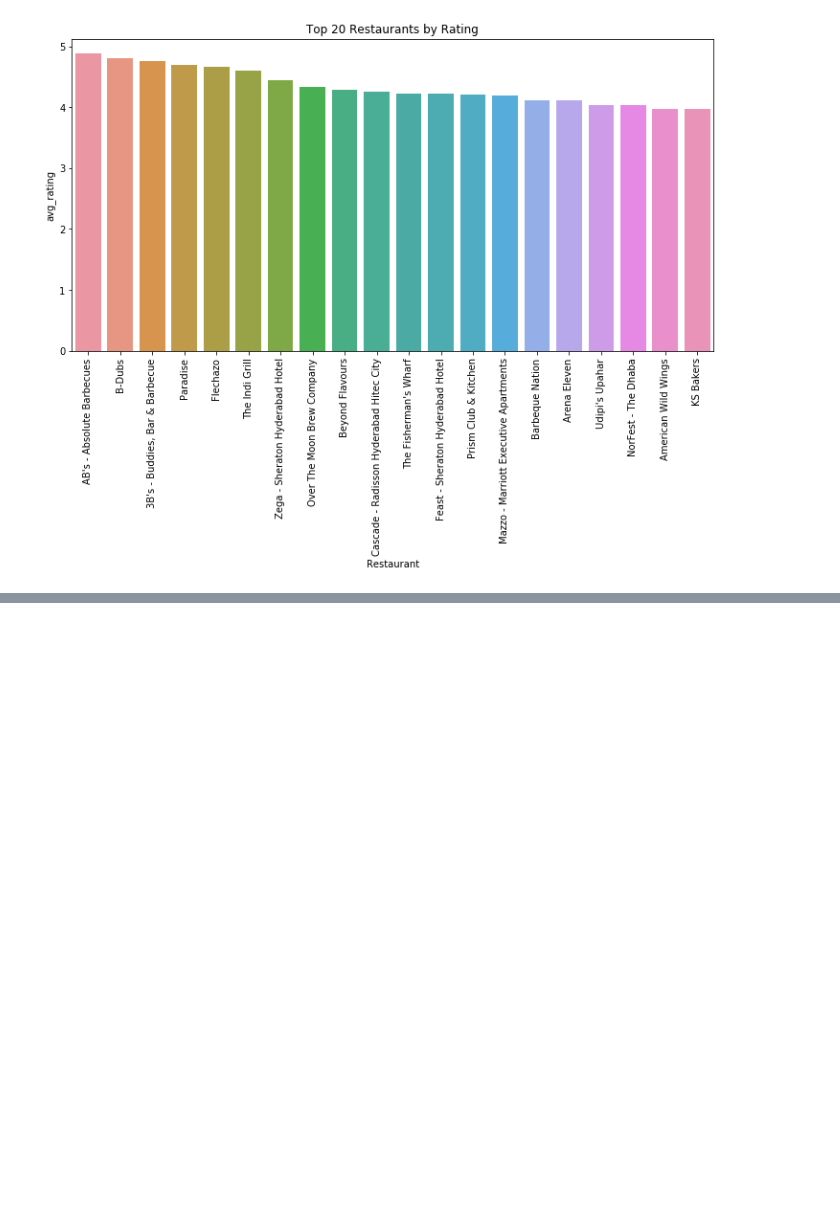
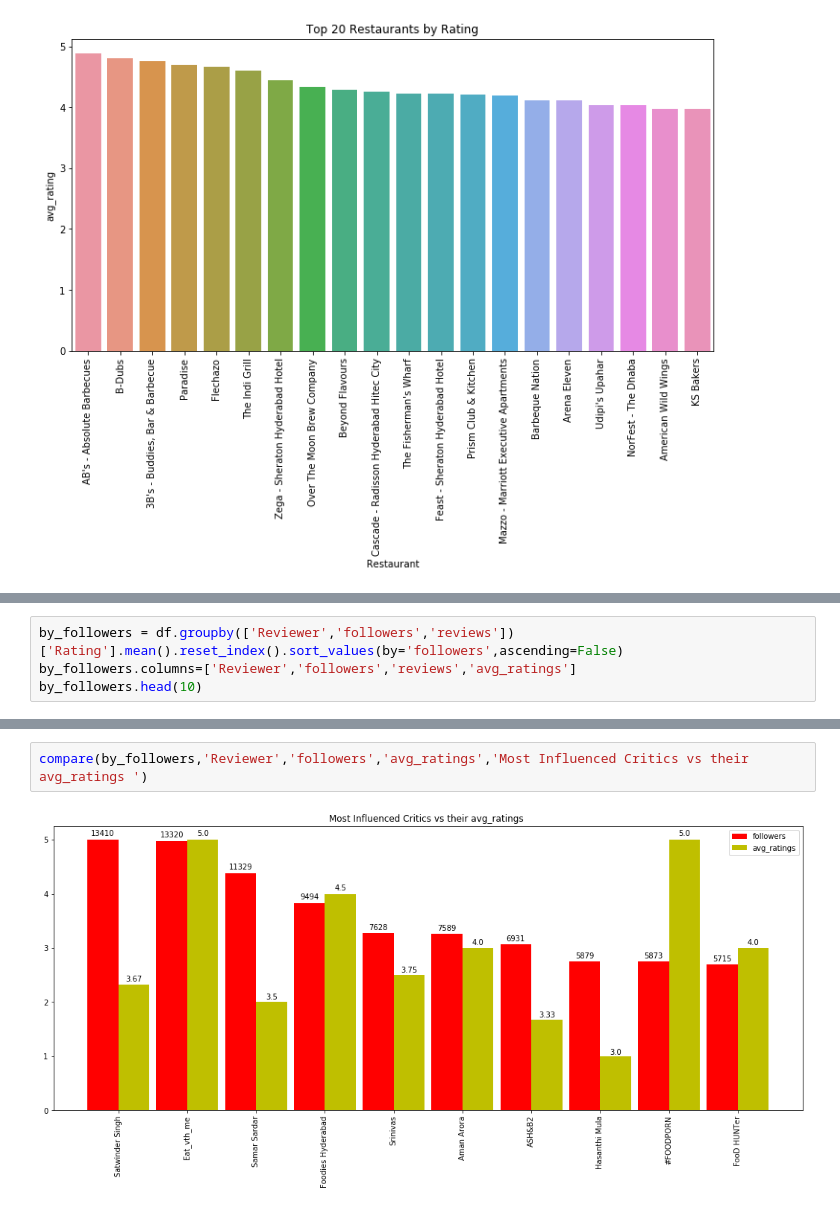
Before and after one commit to bhanuprakash-7/zomato-reviews-clustering-sentimental-analysis, a Jupyter notebook: ZOMATO RESTAURANT CLUSTERING AND SENTIMENT ANALYSIS.ipynb, the cells around one changed output, grey strips where cells are left out. Saved outputs shown, nothing was run; the diff lists cells and outputs as text; blank space fills up the shorter version.

```diff
--- a/ZOMATO RESTAURANT CLUSTERING AND SENTIMENT ANALYSIS.ipynb
+++ b/ZOMATO RESTAURANT CLUSTERING AND SENTIMENT ANALYSIS.ipynb
@@ -381,0 +443,4 @@ plt.show()
+# %%
+by_followers = df.groupby(['Reviewer','followers','reviews'])['Rating'].mean().reset_index().sort_values(by='followers',ascending=False)
+by_followers.columns=['Reviewer','followers','reviews','avg_ratings']
+by_followers.head(10)
@@ -381,0 +459,4 @@ plt.show()
+# %%
+compare(by_followers,'Reviewer','followers','avg_ratings','Most Influenced Critics vs their avg_ratings ')
+# %% [output]
+[figure, added]
```
Also changed, not shown: parts of 24 cells of this notebook.
